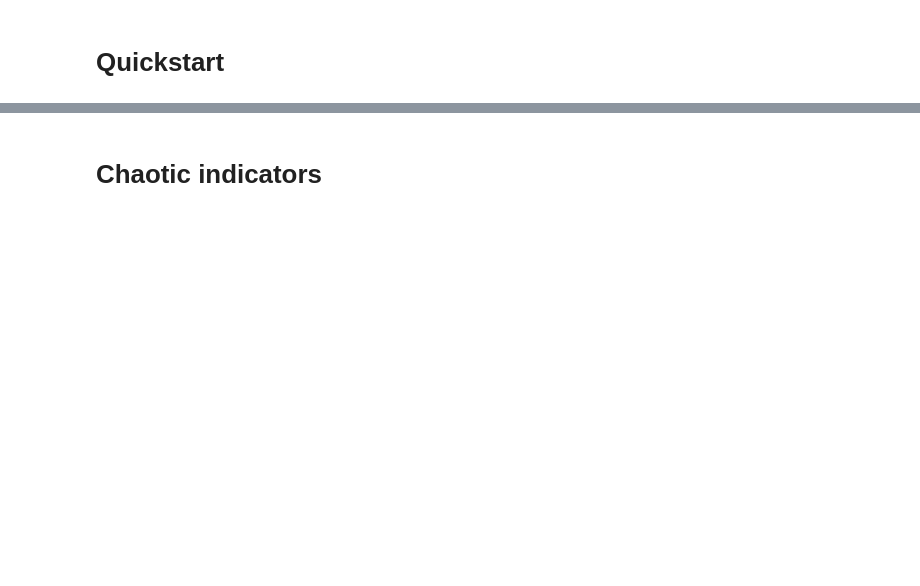
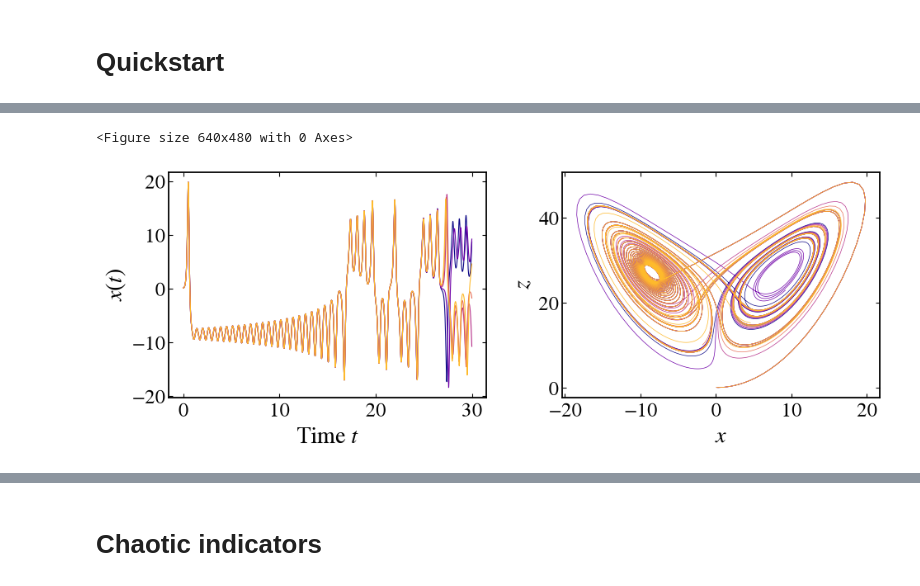
Before and after one commit to mrolims/pynamicalsys, a Jupyter notebook: docs/source/_static/continuous_dynamical_system_tutorial.ipynb, the cells around one changed output, grey strips where cells are left out. Saved outputs shown, nothing was run; the diff lists cells and outputs as text; code cells hidden in the pictures; blank space fills up the shorter version.

```diff
--- a/docs/source/_static/continuous_dynamical_system_tutorial.ipynb
+++ b/docs/source/_static/continuous_dynamical_system_tutorial.ipynb
@@ -296,0 +201,8 @@ plt.savefig(f"{path_figures}/duffing_stroboscopic_map.png", dpi=400)
+# %%
+total_time = 100.0
+transient_time = 20.0
+trajectory = system.trajectory(
+    initial_state,
+    total_time,
+    transient_time=transient_time,
+)
@@ -296,0 +211,37 @@ plt.savefig(f"{path_figures}/duffing_stroboscopic_map.png", dpi=400)
+# %%
+import numpy as np
+import matplotlib.pyplot as plt
+from pynamicalsys import ContinuousDynamicalSystem as cds, PlotStyler
+
+system = cds(model="lorenz system")
+system.set_parameters([10.0, 28.0, 8.0 / 3.0])
+system.integrator("rk4", time_step=0.01)
+
+num_initial_conditions = 5
+initial_conditions = np.full((num_initial_conditions, 3), 0.1)
+initial_conditions[:, 0] += np.linspace(0.0, 4e-5, num_initial_conditions)
+
+trajectories = system.trajectory(initial_conditions, total_time=30.0)
+# %%
+colors = plt.cm.plasma(np.linspace(0.0, 0.85, num_initial_conditions))
+
+ps = PlotStyler()
+ps.apply_style()
+fig, ax = plt.subplots(1, 2, figsize=(10, 4))
+for trajectory, color in zip(trajectories, colors):
+    ax[0].plot(trajectory[:, 0], trajectory[:, 1], color=color, lw=0.8)
+    ax[1].plot(trajectory[:, 1], trajectory[:, 3], color=color, lw=0.5)
+
+ax[0].set_xlabel("Time $t$")
+ax[0].set_ylabel("$x(t)$")
+ax[1].set_xlabel("$x$")
+ax[1].set_ylabel("$z$")
+fig.tight_layout()
+plt.savefig(
+    f"{path_figures}/continuous_lorenz_ensemble.png",
+    dpi=400,
+    bbox_inches="tight",
+)
+# %% [output]
+<Figure size 640x480 with 0 Axes>
+[figure, added]
```
Also changed, not shown: parts of 175 cells of this notebook.
